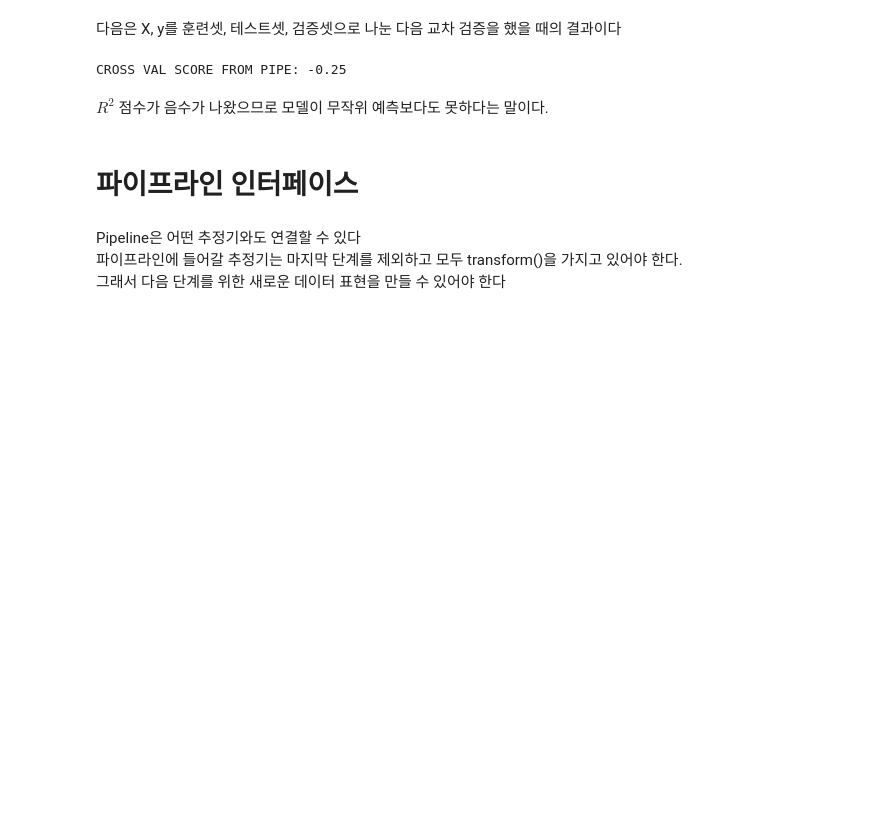
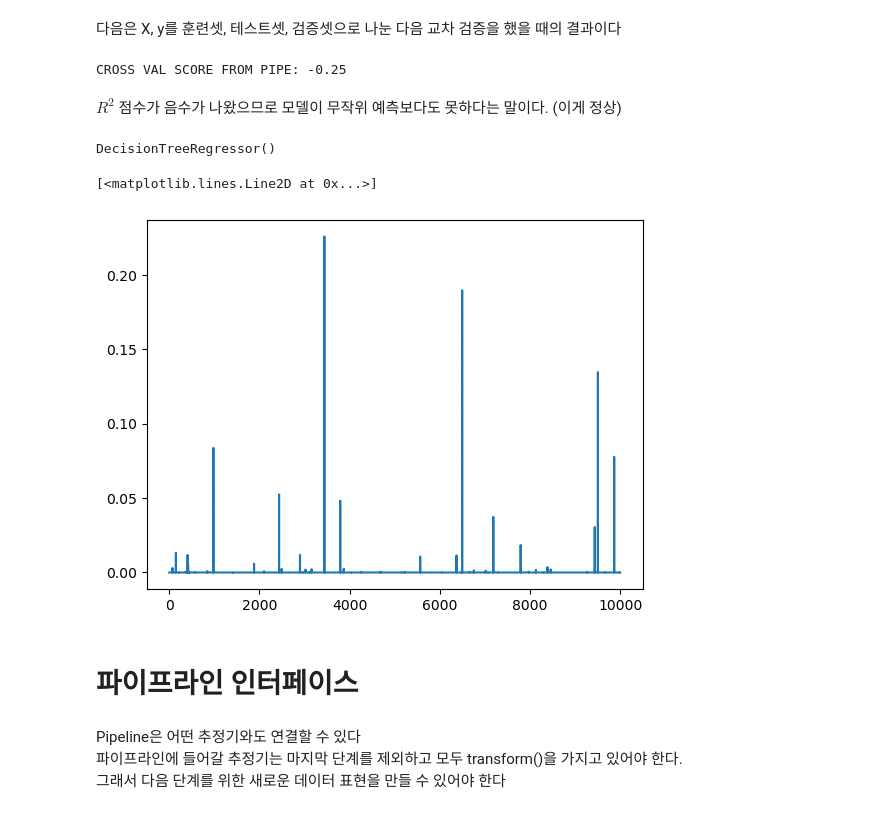
Before and after one commit to davidptuackr/ppb, a Jupyter notebook: 06_파이프라인.ipynb, the cells around one changed output. Cells and saved outputs as stored; diff of their text form; code cells hidden in the pictures; blank space fills up the shorter version.

```diff
--- a/06_파이프라인.ipynb
+++ b/06_파이프라인.ipynb
@@ -160,7 +173,19 @@ print("CROSS VAL SCORE FROM PIPE: {:.2f}".format(np.mean(cross_val_score(pipe, X
 # %% [output]
 CROSS VAL SCORE FROM PIPE: -0.25
 # %% [markdown]
-$R^2$ 점수가 음수가 나왔으므로 모델이 무작위 예측보다도 못하다는 말이다.<br>
+$R^2$ 점수가 음수가 나왔으므로 모델이 무작위 예측보다도 못하다는 말이다. (이게 정상)<br>
+# %%
+from sklearn.tree import DecisionTreeRegressor
+
+tr = DecisionTreeRegressor()
+tr.fit(X, y)
+# %% [output]
+DecisionTreeRegressor()
+# %%
+plt.plot(tr.feature_importances_)
+# %% [output]
+[<matplotlib.lines.Line2D at 0x...>]
+[figure, added]
 # %% [markdown]
 # 파이프라인 인터페이스
 # %% [markdown]
```
Also changed, not shown: parts of 17 cells of this notebook.
